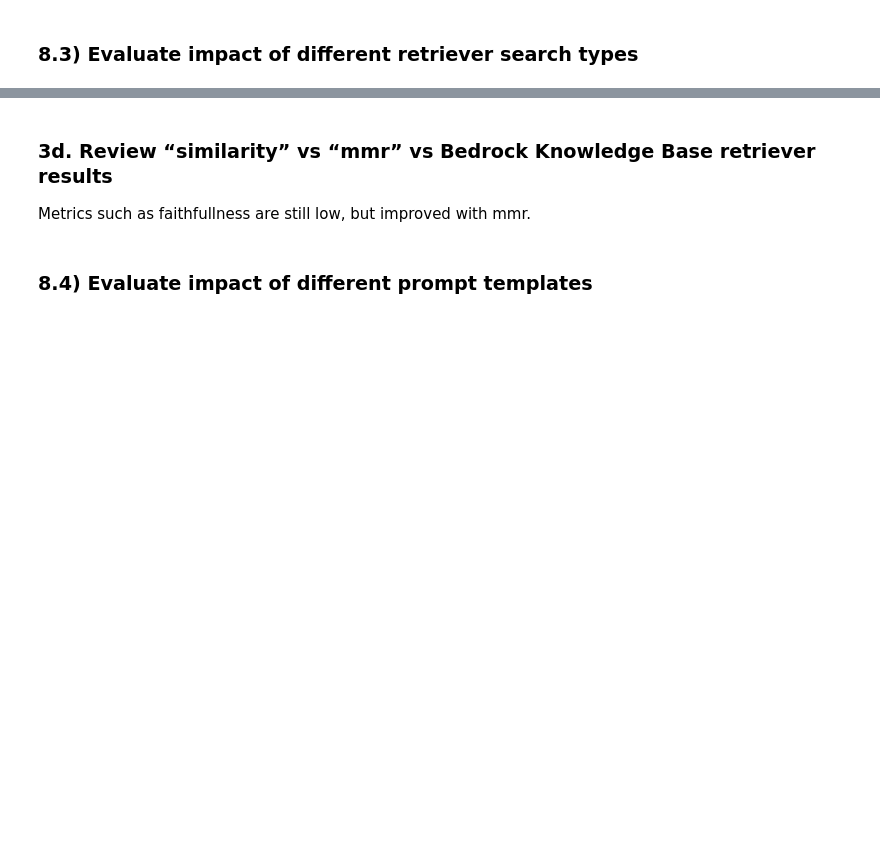
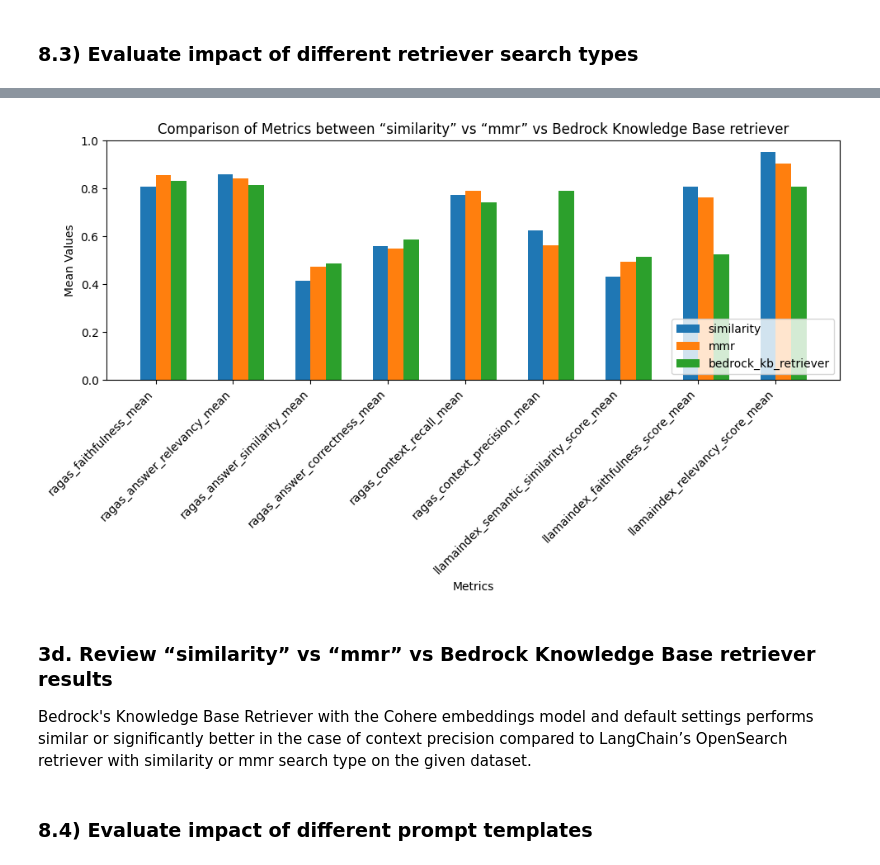
Before and after one commit to fhuthmacher/aws-rag-system-eval, a Jupyter notebook: RAG-System-Eval-DeepDive-mlflow.ipynb, the cells around one changed output, grey strips where cells are left out. Saved outputs shown, nothing was run; the diff lists cells and outputs as text; code cells hidden in the pictures; blank space fills up the shorter version.

```diff
--- a/RAG-System-Eval-DeepDive-mlflow.ipynb
+++ b/RAG-System-Eval-DeepDive-mlflow.ipynb
@@ -1735,6 +1746,10 @@ Thus we will continue the next round of evaluation with Cohere's embeddings mode
 # 3. retriever: OpenSearch VectoreStoreRetriever search types “similarity” vs “mmr” vs KnowledgeBase Retriever
 ## 3a. Create RAG system with “similarity”
 from langchain.embeddings import BedrockEmbeddings
+
+token_text_splitter = TokenTextSplitter(chunk_size=128, chunk_overlap=64)
+token_text_list = token_text_splitter.split_documents(documents)
+print("TokenTextSplitter split documents in to " + str(len(token_text_list)) + " chunks.\n")
 
 embedding_model = BedrockEmbeddings(
     client=bedrock_runtime,
@@ -1743,7 +1758,7 @@ embedding_model = BedrockEmbeddings(
 
 rag_system_details = {
     "aospy_client": aospy_client,
-    "vector_store": vector_store,
+    "vector_store": "",
     "llm": llm01,
     "kb_id": "",
     "splitter_name": "TokenTextSplitter",
@@ -1821,14 +1861,14 @@ embedding_model = BedrockEmbeddings(
 
 rag_system_details = {
     "aospy_client": aospy_client,
-    "vector_store": vector_store,
+    "vector_store": "",
     "llm": llm01,
     "kb_id": os.environ['BEDROCK_KNOWLEDGEBASE_ID'],
     "splitter_name": "TokenTextSplitter",
     "text_chunks": token_text_list,
     "index_name": "rag-eval-tokentextsplitter_1024",
     "index_dimension": 1024,
-    "embedding_model_name": 'cohere.embed-multilingual-v3',
+    "embedding_model_name": 'cohere.embed-multilingual-v3', # Bedrock KB will use same embeddings model
     "embedding_model": embedding_model,
     "prompt_template_name": "PROMPT_CLAUDE_1",
     "prompt_template": PROMPT_CLAUDE_1,
@@ -1856,38 +1925,41 @@ import matplotlib.pyplot as plt
 
 # to keep the scale readable, let's filter out LLamaIndex Correctness Score
 # Remove the key from the dictionary and get the removed value
 if 'llamaindex_correctness_score_mean' in ragas_eval_result7:
     del ragas_eval_result7['llamaindex_correctness_score_mean']
     del ragas_eval_result8['llamaindex_correctness_score_mean']
     del ragas_eval_result9['llamaindex_correctness_score_mean']
 
 # Extract metric names and mean values
 metric_names = list(ragas_eval_result7.keys())
 ragas_eval_result7_means = list(ragas_eval_result7.values())
 ragas_eval_result8_means = list(ragas_eval_result8.values())
 ragas_eval_result9_means = list(ragas_eval_result9.values())
 
 # Create comparison chart
 fig, ax = plt.subplots(figsize=(10, 6))
 
-bar_width = 0.15
+bar_width = 0.20
 index = range(len(metric_names))
 
 bar1 = ax.bar(index, ragas_eval_result7_means, bar_width, label='similarity')
 bar2 = ax.bar([i + bar_width for i in index], ragas_eval_result8_means, bar_width, label='mmr')
 bar3 = ax.bar([i + 2*bar_width for i in index], ragas_eval_result9_means, bar_width, label='bedrock_kb_retriever')
 ax.set_xlabel('Metrics')
 ax.set_ylabel('Mean Values')
 ax.set_title('Comparison of Metrics between “similarity” vs “mmr” vs Bedrock Knowledge Base retriever')
 ax.set_xticks([i + bar_width / 2 for i in index])
 ax.set_xticklabels(metric_names, rotation=45, ha='right')
-ax.legend()
+ax.legend(loc='lower right')
 
 plt.tight_layout()
 plt.show()
+# %% [output]
+[figure, added]
 # %% [markdown]
 ### 3d. Review “similarity” vs “mmr” vs Bedrock Knowledge Base retriever results
-Metrics such as faithfullness are still low, but improved with mmr.
+
+Bedrock's Knowledge Base Retriever with the Cohere embeddings model and default settings performs similar or significantly better in the case of context precision compared to LangChain’s OpenSearch retriever with similarity or mmr search type on the given dataset.
 # %% [markdown]
 ### 8.4) Evaluate impact of different prompt templates
 # %%
```
Also changed, not shown: parts of 21 cells of this notebook.
